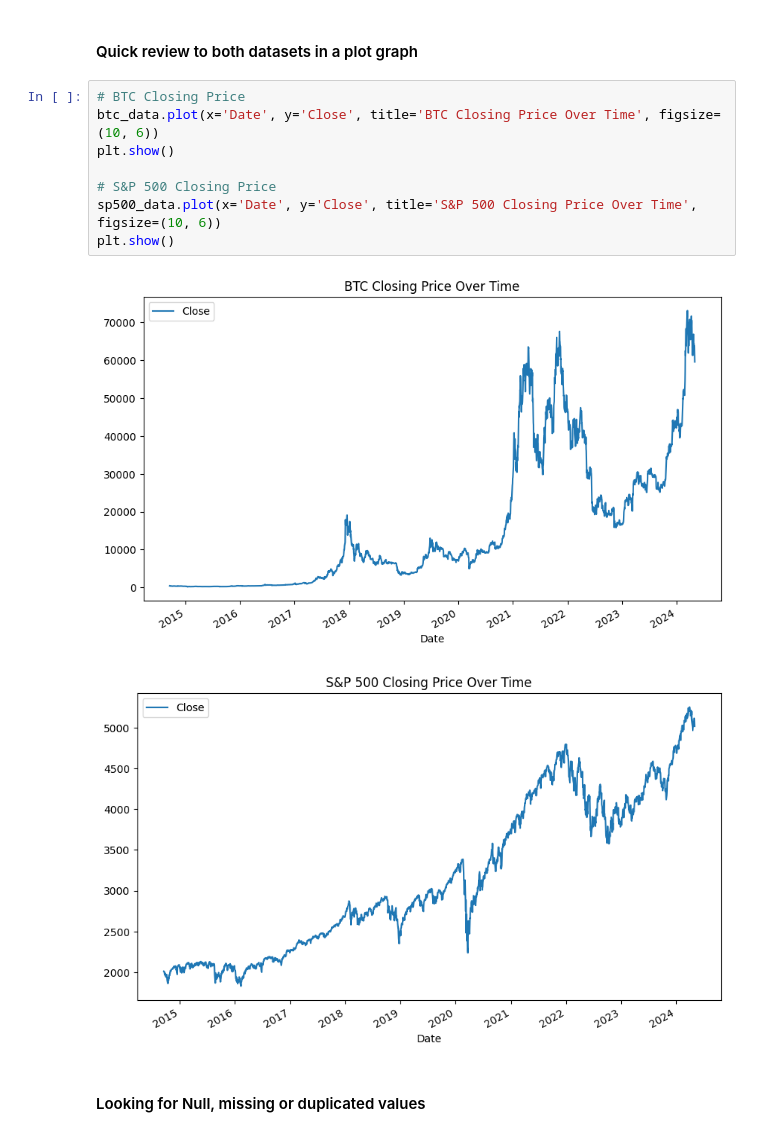
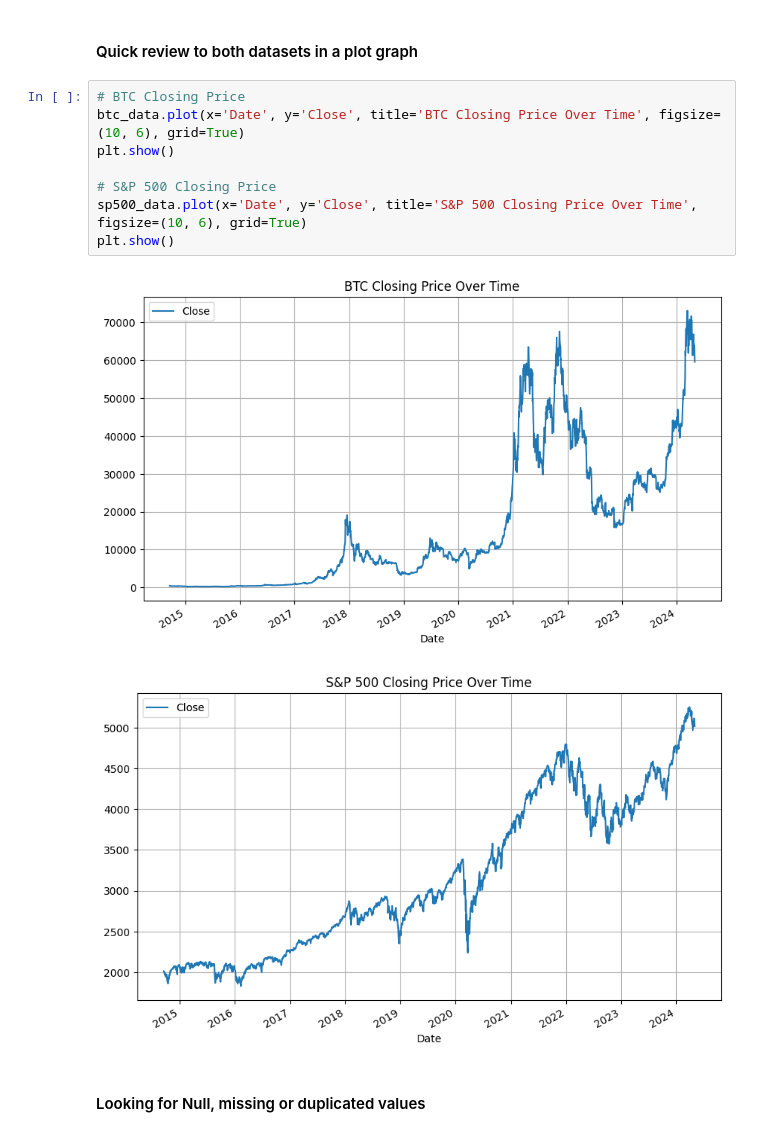
Before and after one commit to AngelDHackerman/BTC-ETH_Data_Analysis, a Jupyter notebook: 3_Quality_Evaluation_BTC_SP500.ipynb, the cells around one changed output. Saved outputs shown, nothing was run; the diff lists cells and outputs as text.

Commit message:
added grid to the N.3 Quality evaluation graphs

```diff
--- a/3_Quality_Evaluation_BTC_SP500.ipynb
+++ b/3_Quality_Evaluation_BTC_SP500.ipynb
@@ -22,15 +22,15 @@ sp500_data['Date'] = pd.to_datetime(sp500_data['Date'])
 #### Quick review to both datasets in a plot graph
 # %%
 # BTC Closing Price
-btc_data.plot(x='Date', y='Close', title='BTC Closing Price Over Time', figsize=(10, 6))
+btc_data.plot(x='Date', y='Close', title='BTC Closing Price Over Time', figsize=(10, 6), grid=True)
 plt.show()
 
 # S&P 500 Closing Price
-sp500_data.plot(x='Date', y='Close', title='S&P 500 Closing Price Over Time', figsize=(10, 6))
+sp500_data.plot(x='Date', y='Close', title='S&P 500 Closing Price Over Time', figsize=(10, 6), grid=True)
 plt.show()
 # %% [output]
-[figure, old version]
+[figure, new version]
-[figure, old version]
+[figure, new version]
 # %% [markdown]
 #### Looking for Null, missing or duplicated values
 # %%
```
Also changed, not shown: 1 other file.
